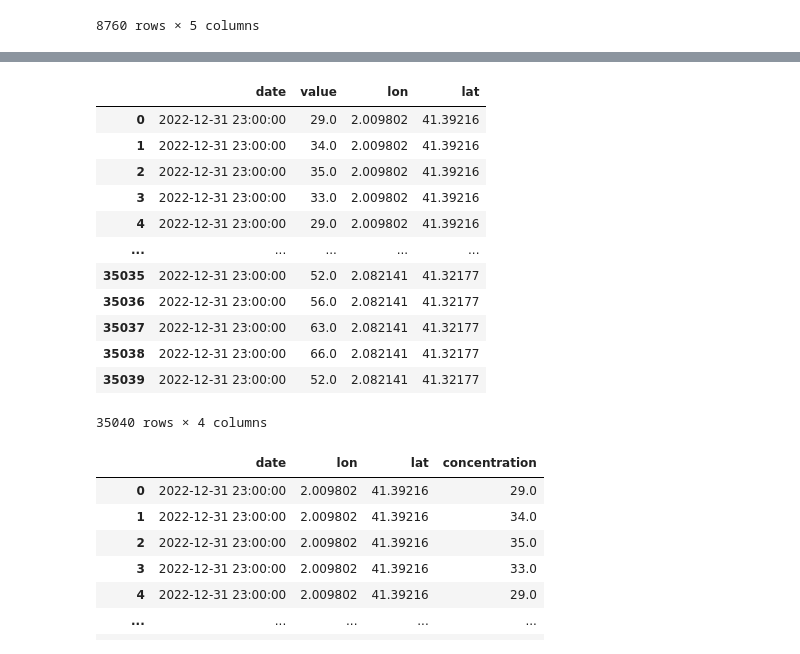
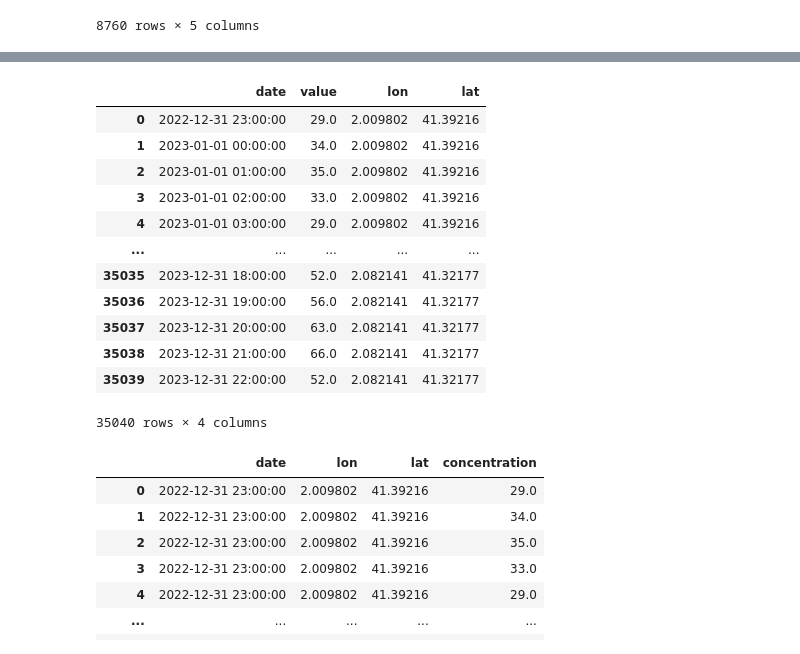
Before and after one commit to jordi-espasa/hackathon, a Jupyter notebook: test.ipynb, the cells around one changed output, grey strips where cells are left out. Cells and saved outputs as stored; diff of their text form; code cells hidden in the pictures.

```diff
--- a/test.ipynb
+++ b/test.ipynb
@@ -221,0 +282,3 @@ nearest_station_info = {
+# %%
+for i in model_1_results.index:
+    print(model_1_results["Date"][i])
@@ -222,37 +303,38 @@ nearest_station_info = {
 # %%
 new_model_1_results = pd.DataFrame()
 codes = ["ES2011A", "ES1312A", "ES1148A", "ES1929A"]
 
 for code in codes:
-    for i in model_1_results[code]:
-        if np.isnan(i):
+    for i in model_1_results.index:
+
+        if np.isnan(model_1_results[code][i]):
             value = last_value
         else:
-            value = i
+            value = model_1_results[code][i]
 
         new_row = pd.DataFrame({
-            'date': [model_1_results['Date'].iloc[0]],
+            'date': [model_1_results["Date"][i]],
             'value': [value],
             'lon': [nearest_station_info[code]['lon']],
             'lat': [nearest_station_info[code]['lat']]
         })
         new_model_1_results = pd.concat([new_model_1_results, new_row], ignore_index=True)
         last_value = value
 
 new_model_1_results
 # %% [output]
 |  | date | value | lon | lat |
 | 0 | 2022-12-31 23:00:00 | 29.0 | 2.009802 | 41.39216 |
-| 1 | 2022-12-31 23:00:00 | 34.0 | 2.009802 | 41.39216 |
-| 2 | 2022-12-31 23:00:00 | 35.0 | 2.009802 | 41.39216 |
-| 3 | 2022-12-31 23:00:00 | 33.0 | 2.009802 | 41.39216 |
-| 4 | 2022-12-31 23:00:00 | 29.0 | 2.009802 | 41.39216 |
+| 1 | 2023-01-01 00:00:00 | 34.0 | 2.009802 | 41.39216 |
+| 2 | 2023-01-01 01:00:00 | 35.0 | 2.009802 | 41.39216 |
+| 3 | 2023-01-01 02:00:00 | 33.0 | 2.009802 | 41.39216 |
+| 4 | 2023-01-01 03:00:00 | 29.0 | 2.009802 | 41.39216 |
 | ... | ... | ... | ... | ... |
-| 35035 | 2022-12-31 23:00:00 | 52.0 | 2.082141 | 41.32177 |
-| 35036 | 2022-12-31 23:00:00 | 56.0 | 2.082141 | 41.32177 |
-| 35037 | 2022-12-31 23:00:00 | 63.0 | 2.082141 | 41.32177 |
-| 35038 | 2022-12-31 23:00:00 | 66.0 | 2.082141 | 41.32177 |
-| 35039 | 2022-12-31 23:00:00 | 52.0 | 2.082141 | 41.32177 |
+| 35035 | 2023-12-31 18:00:00 | 52.0 | 2.082141 | 41.32177 |
+| 35036 | 2023-12-31 19:00:00 | 56.0 | 2.082141 | 41.32177 |
+| 35037 | 2023-12-31 20:00:00 | 63.0 | 2.082141 | 41.32177 |
+| 35038 | 2023-12-31 21:00:00 | 66.0 | 2.082141 | 41.32177 |
+| 35039 | 2023-12-31 22:00:00 | 52.0 | 2.082141 | 41.32177 |
 35040 rows × 4 columns
 # %%
 new_model_1_results = new_model_1_results[['date', 'lon', 'lat', 'value']].rename(columns={'value': 'concentration'})
```
Also changed, not shown: parts of 50 cells of this notebook, 9 other files.
